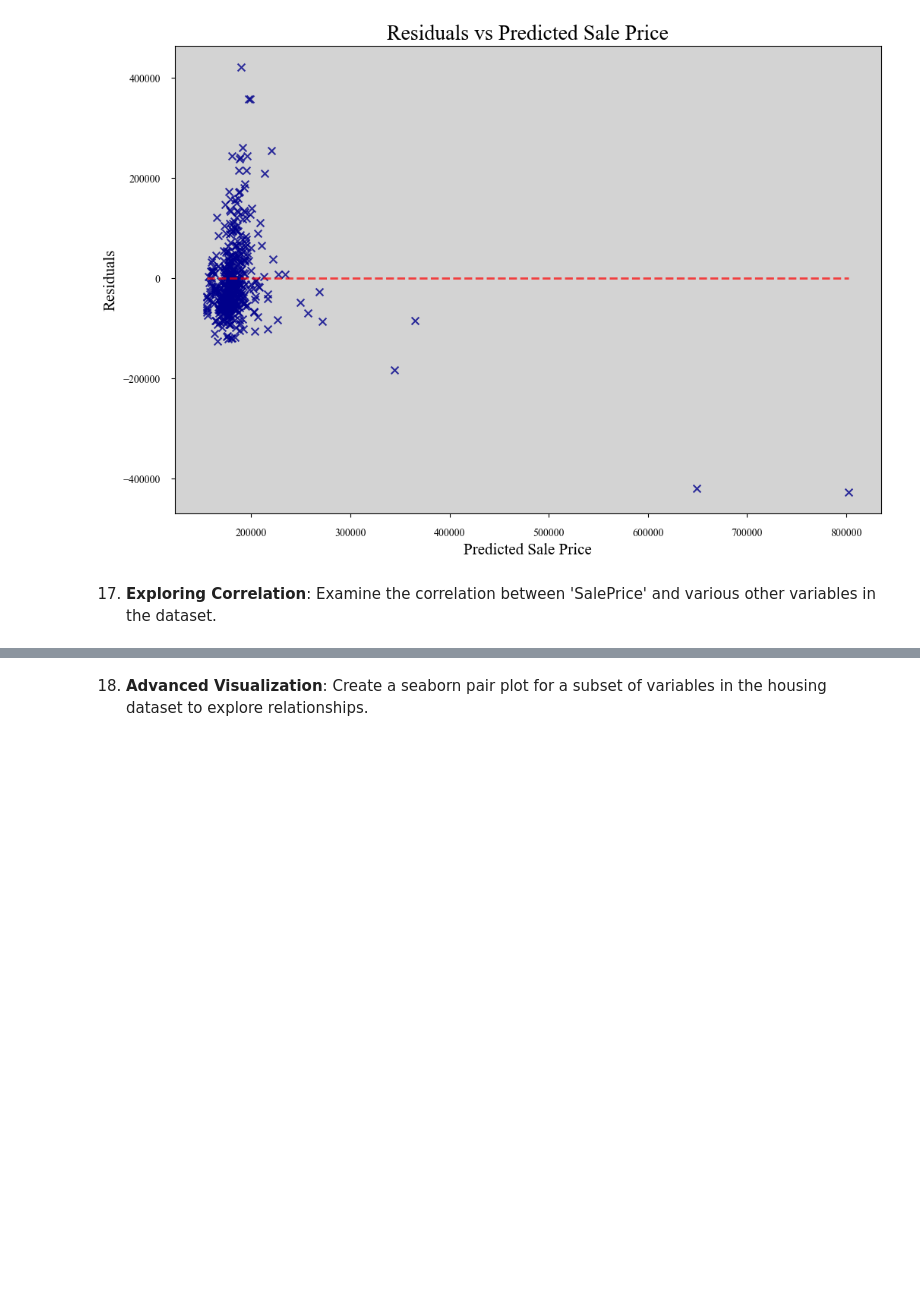
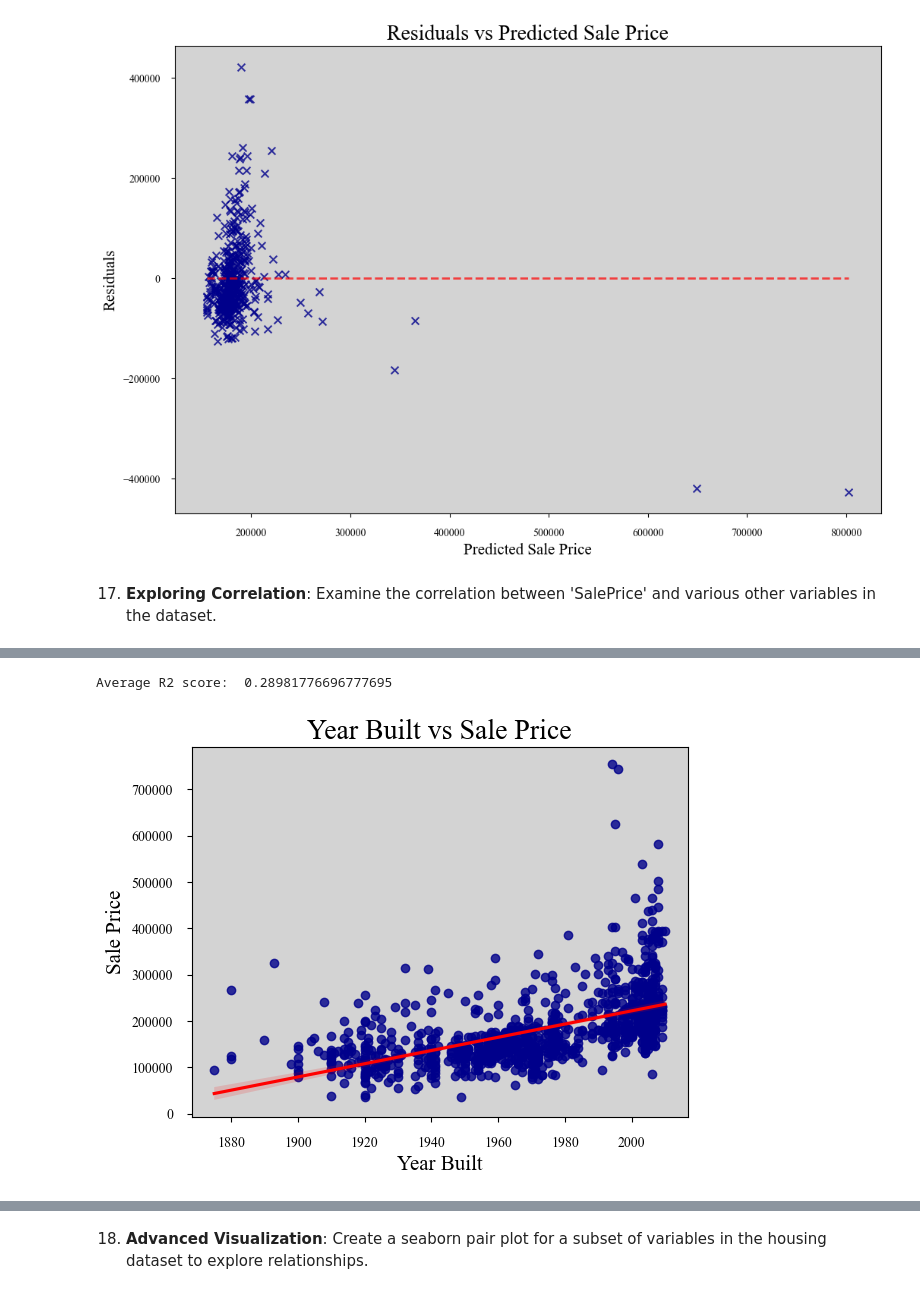
Before and after one commit to jordanriver/DScourse, a Jupyter notebook: Homework/Week9_ex_jordan.ipynb, the cells around one changed output, grey strips where cells are left out. Saved outputs shown, nothing was run; the diff lists cells and outputs as text; code cells hidden in the pictures; blank space fills up the shorter version.

```diff
--- a/Homework/Week9_ex_jordan.ipynb
+++ b/Homework/Week9_ex_jordan.ipynb
@@ -349,0 +372,6 @@ display2.figure_.set_size_inches(12, 8)
+# %%
+train_df, test_df = train_test_split(df, test_size=0.3, train_size=0.7, random_state=47)
+
+ys_model = LinearRegression()
+
+ys_scores = cross_validate(ys_model, X=train_df[['YearBuilt', 'MoSold', 'YrSold']], y=train_df[['SalePrice']], cv=5, return_estimator=True, scoring='r2')
@@ -349,0 +392,17 @@ display2.figure_.set_size_inches(12, 8)
+# %%
+ys_r2_score = ys_scores['test_score'].mean()
+print('Average R2 score: ', ys_r2_score)
+# %% [output]
+Average R2 score:  0.28981776696777695
+# %%
+ys_model.fit(train_df[['YearBuilt', 'MoSold', 'YrSold']], train_df[['SalePrice']])
+
+ax = sns.regplot(data=train_df, x=train_df[['YearBuilt']], y=train_df[['SalePrice']], color='DarkBlue', line_kws={'color': 'red'})
+ax.set_xmargin(0.05)
+ax.set_xlabel('Year Built', fontsize=15, family='Times New Roman')
+ax.set_ylabel('Sale Price', fontsize=15, family='Times New Roman')
+ax.tick_params(axis='both', which='major', labelsize=10, pad=10, labelfontfamily='Times New Roman')
+ax.set_title('Year Built vs Sale Price', fontsize=20, family='Times New Roman')
+ax.set_facecolor('lightgray')
+# %% [output]
+[figure, added]
```
Also changed, not shown: parts of 19 cells of this notebook.
